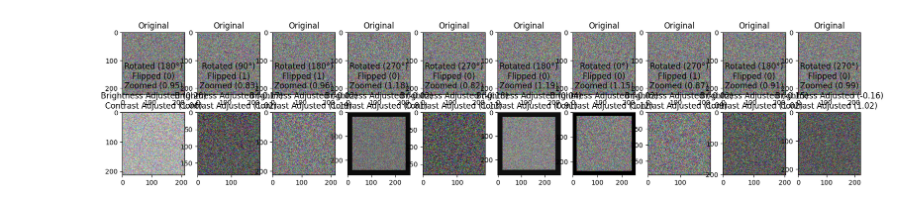
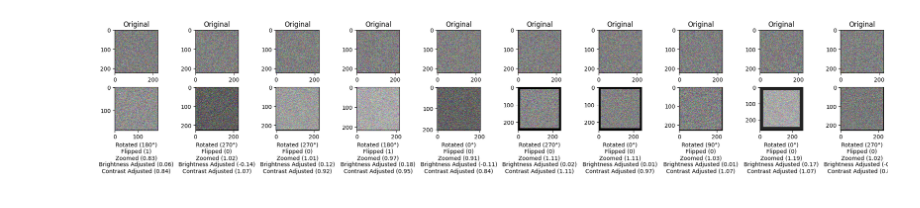
Before and after one commit to etuckerman/CNN-Image-Classification-Architecture, a Jupyter notebook: CNN_Image_Classification_Architecture.ipynb, the cells around one changed output. Drawn from its saved outputs; the diff is of its cells as text; code cells hidden in the pictures.

Commit message:
Improved text annotations to fix overlaps

```diff
--- a/CNN_Image_Classification_Architecture.ipynb
+++ b/CNN_Image_Classification_Architecture.ipynb
@@ -92,33 +92,35 @@ def random_contrast(image):
     Returns:
     tf.Tensor: The image tensor with random contrast.
     """
     contrast_factor = tf.random.uniform(shape=[], minval=0.8, maxval=1.2, dtype=tf.float32)
     return tf.image.adjust_contrast(image, contrast_factor), contrast_factor
 
 # Define a function to apply multiple augmentations
 def apply_augmentations(image):
     image, angle = random_rotation(image)
     image, flip = random_flipping(image)
     image, scale = random_zooming(image)
     image, delta = random_brightness(image)
     image, contrast_factor = random_contrast(image)
     return image, angle, flip, scale, delta, contrast_factor
 
 # Generate a sample dataset
 num_images = 10
 image_size = (224, 224, 3)
 dataset = generate_sample_dataset(num_images, image_size)
 
 # Apply augmentations to the dataset
 augmented_dataset = dataset.map(apply_augmentations)
 
 # Display the original and augmented images
 fig, axs = plt.subplots(2, num_images, figsize=(20, 4))
 for i, (original_image, (augmented_image, angle, flip, scale, delta, contrast_factor)) in enumerate(zip(dataset, augmented_dataset)):
     axs[0, i].imshow(original_image)
     axs[0, i].set_title('Original')
-    axs[1, i].imshow(tf.clip_by_value(augmented_image, 0, 1))  # Clip values to avoid data clipping warnings
-    axs[1, i].set_title(f'Rotated ({angle * 90}°)\nFlipped ({flip})\nZoomed ({scale:.2f})\nBrightness Adjusted ({delta:.2f})\nContrast Adjusted ({contrast_factor:.2f})')
+    axs[1, i].imshow(tf.clip_by_value(augmented_image, 0, 1))
+    axs[1, i].set_xlabel(f'Rotated ({angle * 90}°)\nFlipped ({flip})\nZoomed ({scale:.2f})\nBrightness Adjusted ({delta:.2f})\nContrast Adjusted ({contrast_factor:.2f})')
+    axs[1, i].set_title('')  # Remove title to make space for annotations
+plt.tight_layout()  # Adjust layout to fit annotations
 plt.show()
 # %% [output]
-[figure, old version]
+[figure, new version]
```
